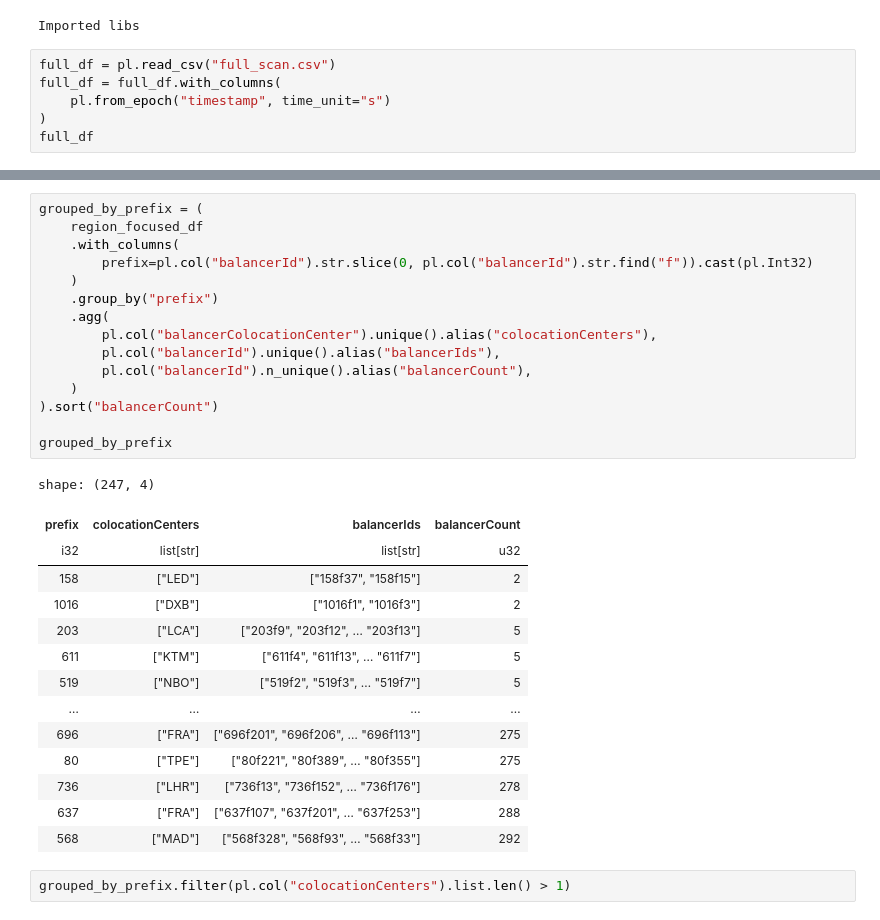
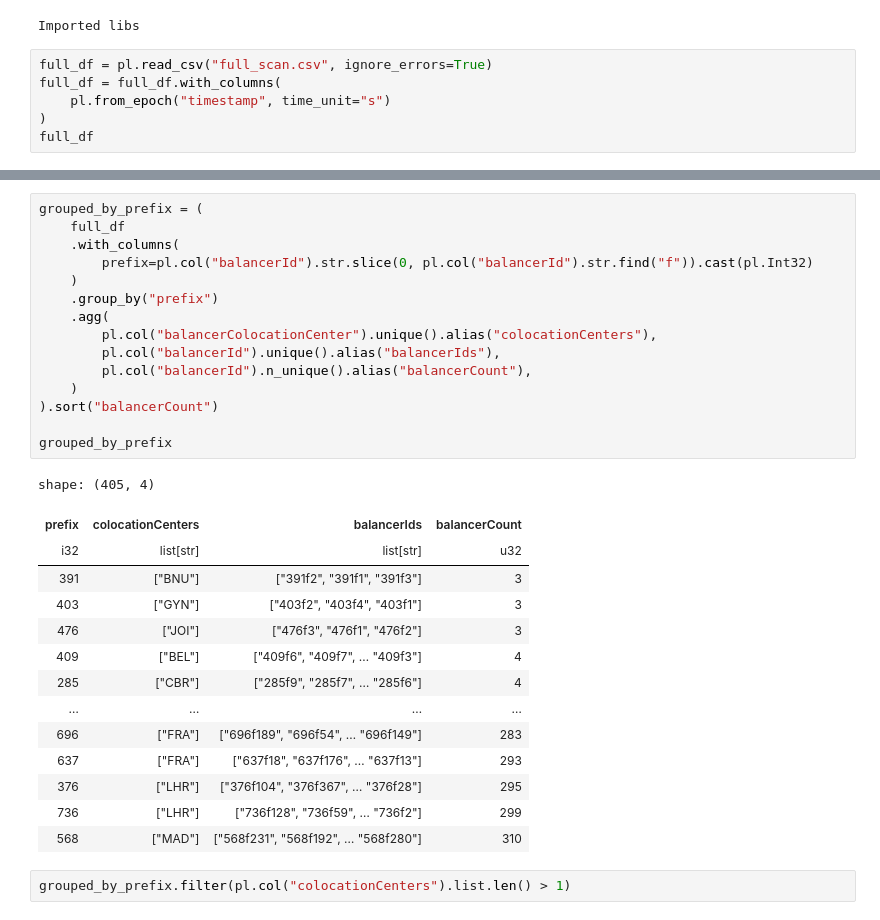
Before and after one commit to YoussefHenna/tud-im-cloudflare-lb-measurments, a Jupyter notebook: analysis/prefixes.ipynb, the cells around one changed output, grey strips where cells are left out. Cells and saved outputs as stored; diff of their text form.

```diff
--- a/analysis/prefixes.ipynb
+++ b/analysis/prefixes.ipynb
@@ -6,7 +6,7 @@ print("Imported libs")
 # %% [output]
 Imported libs
 # %%
-full_df = pl.read_csv("full_scan.csv")
+full_df = pl.read_csv("full_scan.csv", ignore_errors=True)
 full_df = full_df.with_columns(
     pl.from_epoch("timestamp", time_unit="s")
 )
@@ -50,33 +29,33 @@ shape: (329_804, 19)
 # %%
 grouped_by_prefix = (
-    region_focused_df
+    full_df
     .with_columns(
         prefix=pl.col("balancerId").str.slice(0, pl.col("balancerId").str.find("f")).cast(pl.Int32)
     )
     .group_by("prefix")
     .agg(
         pl.col("balancerColocationCenter").unique().alias("colocationCenters"),
         pl.col("balancerId").unique().alias("balancerIds"),
         pl.col("balancerId").n_unique().alias("balancerCount"),
     )
 ).sort("balancerCount")
 
 grouped_by_prefix
 # %% [output]
-shape: (247, 4)
+shape: (405, 4)
 | prefix | colocationCenters | balancerIds | balancerCount |
 | i32 | list[str] | list[str] | u32 |
-| 158 | ["LED"] | ["158f37", "158f15"] | 2 |
-| 1016 | ["DXB"] | ["1016f1", "1016f3"] | 2 |
-| 203 | ["LCA"] | ["203f9", "203f12", … "203f13"] | 5 |
-| 611 | ["KTM"] | ["611f4", "611f13", … "611f7"] | 5 |
-| 519 | ["NBO"] | ["519f2", "519f3", … "519f7"] | 5 |
+| 391 | ["BNU"] | ["391f2", "391f1", "391f3"] | 3 |
+| 403 | ["GYN"] | ["403f2", "403f4", "403f1"] | 3 |
+| 476 | ["JOI"] | ["476f3", "476f1", "476f2"] | 3 |
+| 409 | ["BEL"] | ["409f6", "409f7", … "409f3"] | 4 |
+| 285 | ["CBR"] | ["285f9", "285f7", … "285f6"] | 4 |
 | … | … | … | … |
-| 696 | ["FRA"] | ["696f201", "696f206", … "696f113"] | 275 |
-| 80 | ["TPE"] | ["80f221", "80f389", … "80f355"] | 275 |
-| 736 | ["LHR"] | ["736f13", "736f152", … "736f176"] | 278 |
-| 637 | ["FRA"] | ["637f107", "637f201", … "637f253"] | 288 |
-| 568 | ["MAD"] | ["568f328", "568f93", … "568f33"] | 292 |
+| 696 | ["FRA"] | ["696f189", "696f54", … "696f149"] | 283 |
+| 637 | ["FRA"] | ["637f18", "637f176", … "637f13"] | 293 |
+| 376 | ["LHR"] | ["376f104", "376f367", … "376f28"] | 295 |
+| 736 | ["LHR"] | ["736f128", "736f59", … "736f2"] | 299 |
+| 568 | ["MAD"] | ["568f231", "568f192", … "568f280"] | 310 |
 # %%
 grouped_by_prefix.filter(pl.col("colocationCenters").list.len() > 1)
 # %% [output]
```
Also changed, not shown: parts of 6 cells of this notebook.
